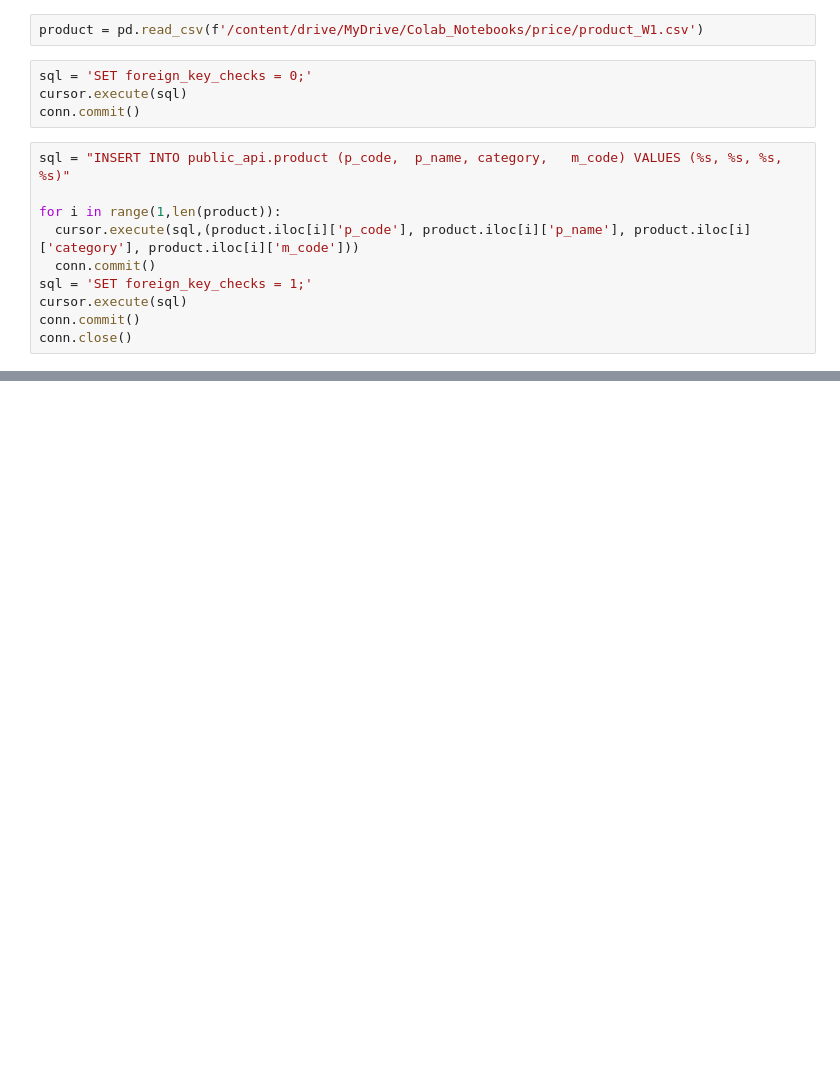
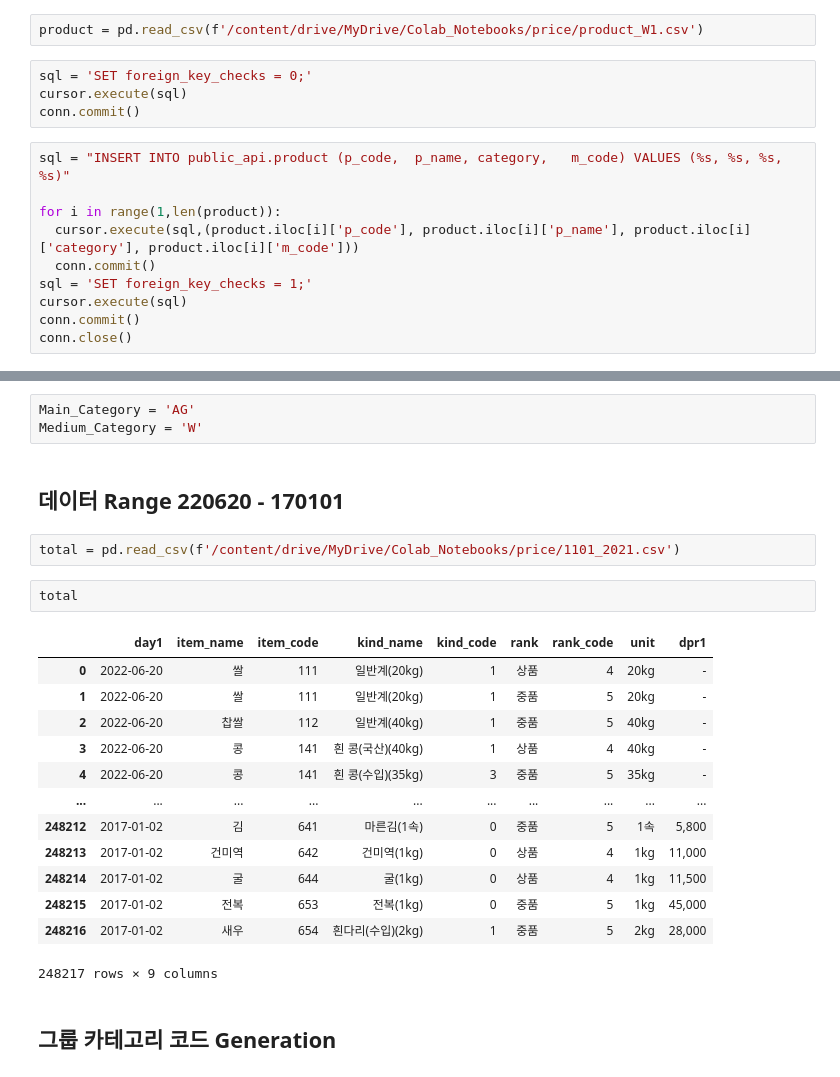
Before and after one commit to indiaprince/WholeSale_Crawling, a Jupyter notebook: Crawling.ipynb, the cells around one changed output, grey strips where cells are left out. Saved outputs shown, nothing was run; the diff lists cells and outputs as text; blank space fills up the shorter version.

```diff
--- a/Crawling.ipynb
+++ b/Crawling.ipynb
@@ -899,0 +753,25 @@ conn.close()
+# %%
+Main_Category = 'AG'
+Medium_Category = 'W'
+# %% [markdown]
+<h2>데이터 Range 220620 - 170101</h2>
+# %%
+total = pd.read_csv(f'/content/drive/MyDrive/Colab_Notebooks/price/1101_2021.csv')
+# %%
+total
+# %% [output]
+|  | day1 | item_name | item_code | kind_name | kind_code | rank | rank_code | unit | dpr1 |
+| 0 | 2022-06-20 | 쌀 | 111 | 일반계(20kg) | 1 | 상품 | 4 | 20kg | - |
+| 1 | 2022-06-20 | 쌀 | 111 | 일반계(20kg) | 1 | 중품 | 5 | 20kg | - |
+| 2 | 2022-06-20 | 찹쌀 | 112 | 일반계(40kg) | 1 | 중품 | 5 | 40kg | - |
+| 3 | 2022-06-20 | 콩 | 141 | 흰 콩(국산)(40kg) | 1 | 상품 | 4 | 40kg | - |
+| 4 | 2022-06-20 | 콩 | 141 | 흰 콩(수입)(35kg) | 3 | 중품 | 5 | 35kg | - |
+| ... | ... | ... | ... | ... | ... | ... | ... | ... | ... |
+| 248212 | 2017-01-02 | 김 | 641 | 마른김(1속) | 0 | 중품 | 5 | 1속 | 5,800 |
+| 248213 | 2017-01-02 | 건미역 | 642 | 건미역(1kg) | 0 | 상품 | 4 | 1kg | 11,000 |
+| 248214 | 2017-01-02 | 굴 | 644 | 굴(1kg) | 0 | 상품 | 4 | 1kg | 11,500 |
+| 248215 | 2017-01-02 | 전복 | 653 | 전복(1kg) | 0 | 중품 | 5 | 1kg | 45,000 |
+| 248216 | 2017-01-02 | 새우 | 654 | 흰다리(수입)(2kg) | 1 | 중품 | 5 | 2kg | 28,000 |
+248217 rows × 9 columns
+# %% [markdown]
+<h2>그룹 카테고리 코드 Generation</h2>
```
Also changed, not shown: parts of 48 cells of this notebook.
